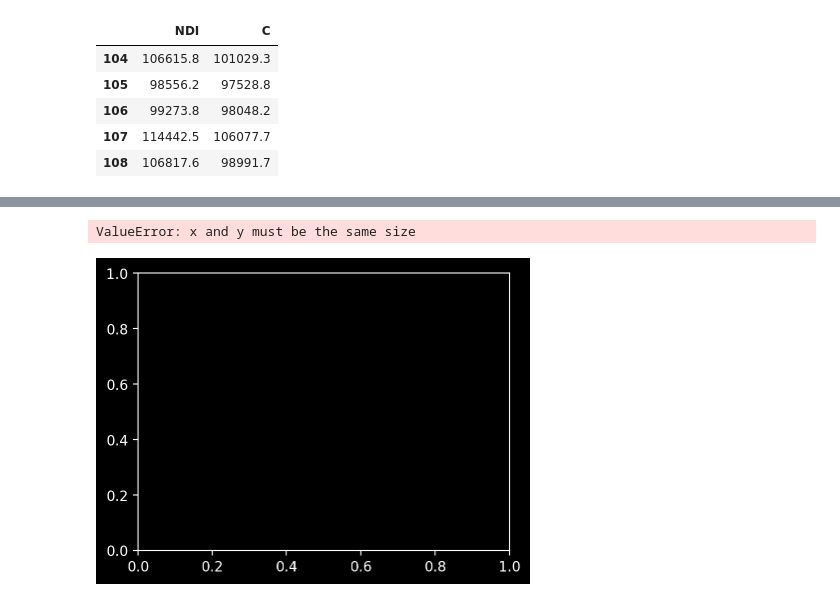
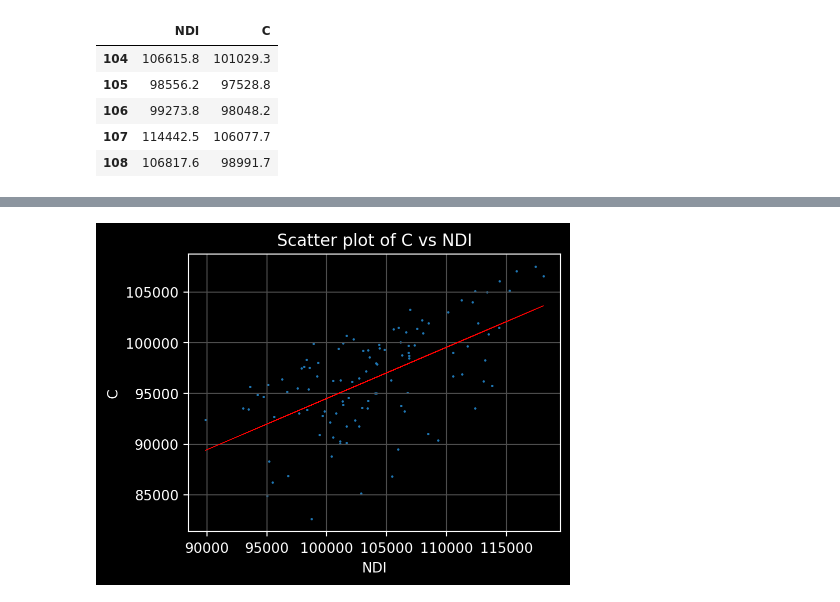
Before and after one commit to harumanachika/IppanMicro, a Jupyter notebook: StatmodelsRegression.ipynb, the cells around one changed output, grey strips where cells are left out. Saved outputs shown, nothing was run; the diff lists cells and outputs as text; code cells hidden in the pictures.

```diff
--- a/StatmodelsRegression.ipynb
+++ b/StatmodelsRegression.ipynb
@@ -67,12 +89,11 @@ strong multicollinearity or other numerical problems.
 # %%
-plt.scatter(X, Y)
-plt.plot(X, fit_ols.predict(), color = "red")
+plt.scatter(df[["NDI"]], df[["C"]], s=0.5)
+plt.plot(X[:,1], fit_ols.predict(), color = "red", linewidth=0.5)
 plt.title("Scatter plot of C vs NDI")
 plt.xlabel("NDI")
 plt.ylabel("C")
 plt.grid()
 # %% [output]
-ValueError: x and y must be the same size
-[figure, old version]
+[figure, new version]
 # %%
 plt.hist(fit_ols.resid)
```
Also changed, not shown: parts of 5 cells of this notebook, 3 other files.
